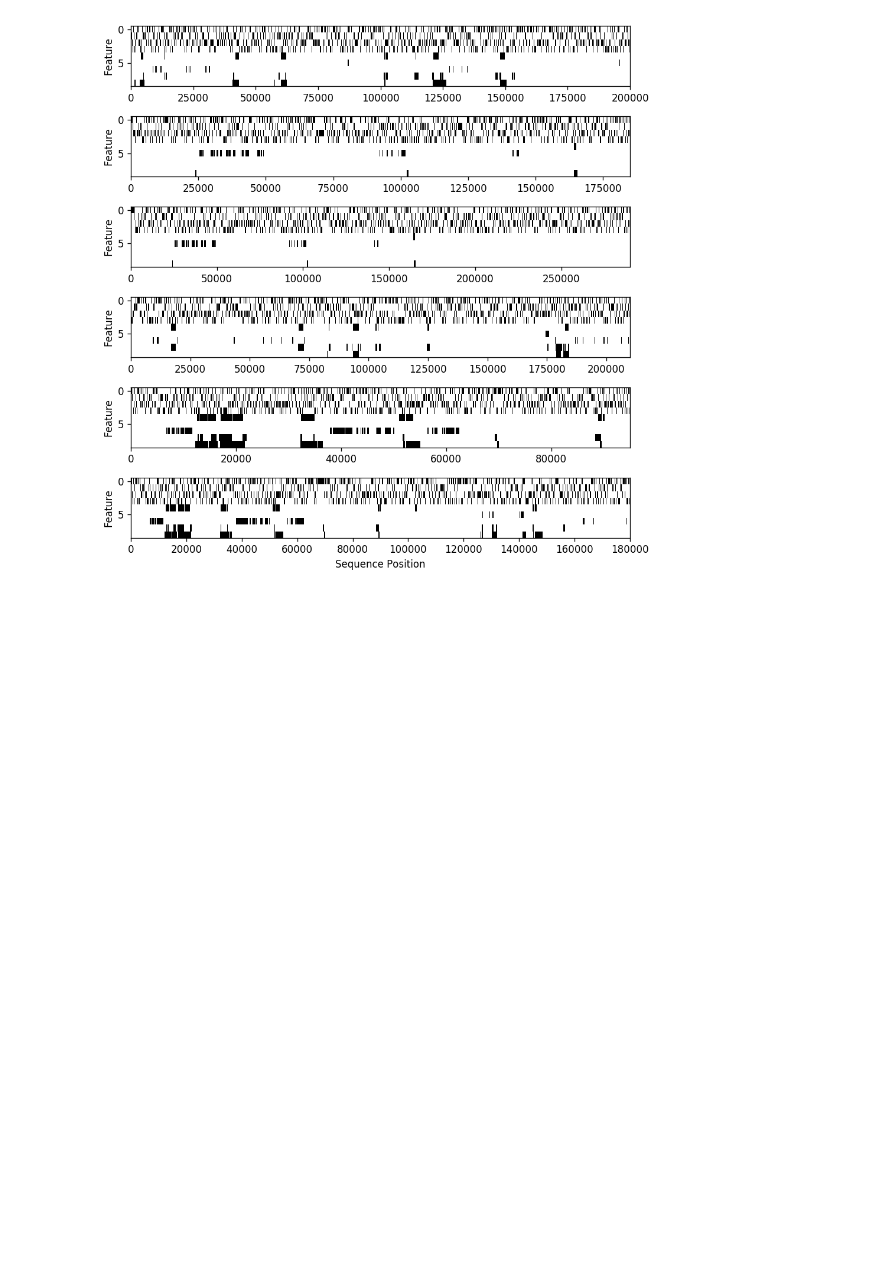
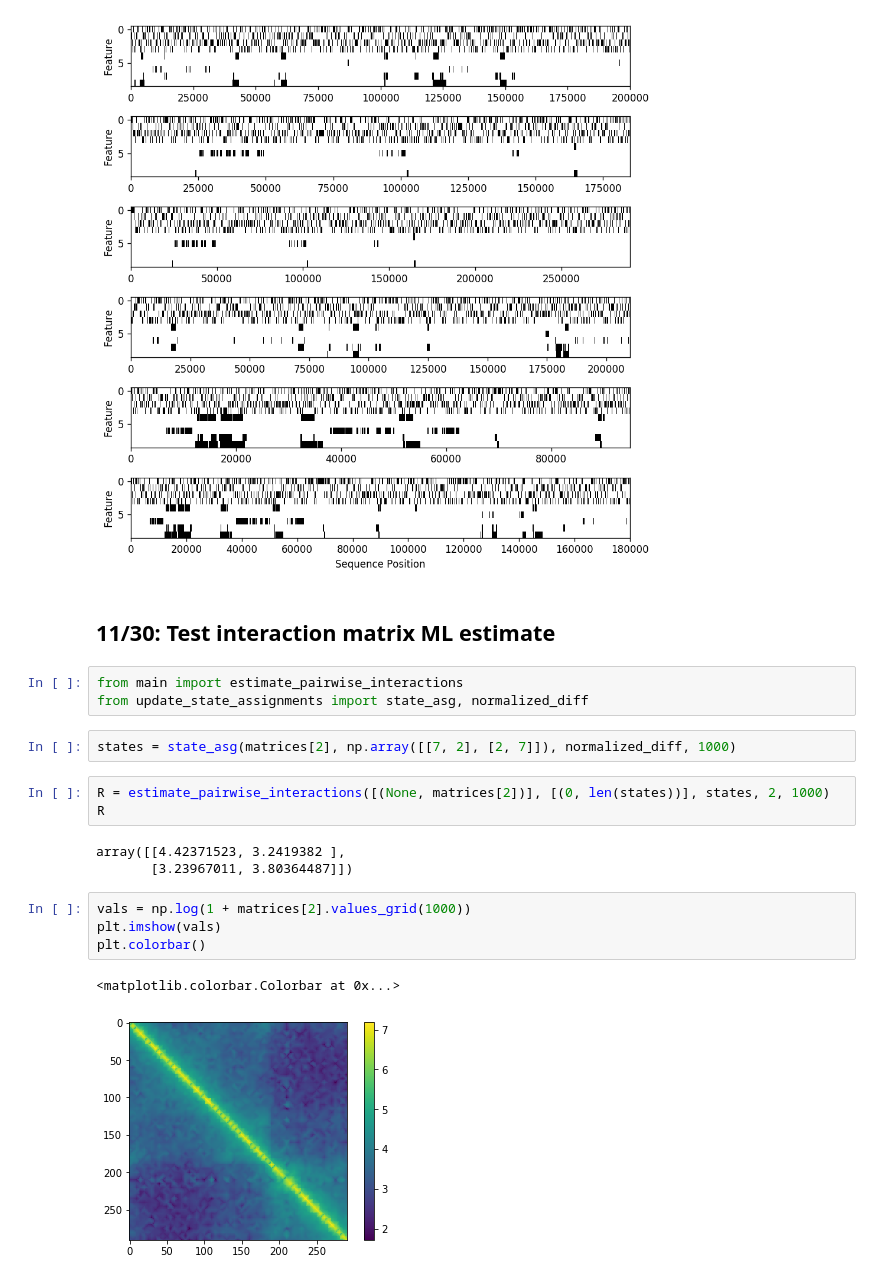
Before and after one commit to venkatesh-sivaraman/hicmotif, a Jupyter notebook: notebooks/test_models.ipynb, the cells around one changed output. Saved outputs shown, nothing was run; the diff lists cells and outputs as text; blank space fills up the shorter version.

```diff
--- a/notebooks/test_models.ipynb
+++ b/notebooks/test_models.ipynb
@@ -199,3 +196,23 @@ plt.tight_layout()
 plt.show()
 # %% [output]
 [figure]
+# %% [markdown]
+## 11/30: Test interaction matrix ML estimate
+# %%
+from main import estimate_pairwise_interactions
+from update_state_assignments import state_asg, normalized_diff
+# %%
+states = state_asg(matrices[2], np.array([[7, 2], [2, 7]]), normalized_diff, 1000)
+# %%
+R = estimate_pairwise_interactions([(None, matrices[2])], [(0, len(states))], states, 2, 1000)
+R
+# %% [output]
+array([[4.42371523, 3.2419382 ],
+       [3.23967011, 3.80364487]])
+# %%
+vals = np.log(1 + matrices[2].values_grid(1000))
+plt.imshow(vals)
+plt.colorbar()
+# %% [output]
+<matplotlib.colorbar.Colorbar at 0x...>
+[figure, added]
```
Also changed, not shown: parts of 3 cells of this notebook, 3 other files.
